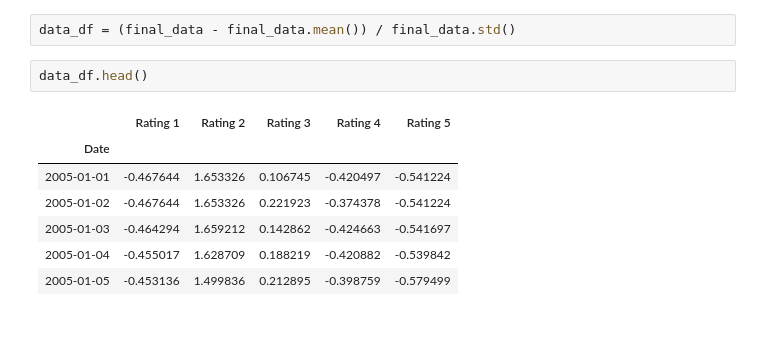
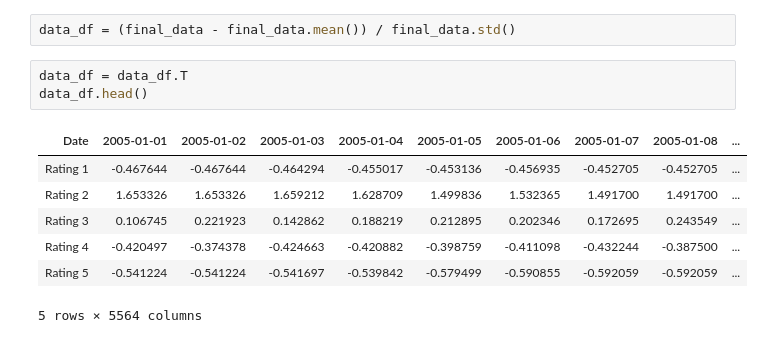
Before and after one commit to kindhjj/copula_risk_model, a Jupyter notebook: code/comb_data_v1.ipynb, the cells around one changed output. Drawn from its saved outputs; the diff is of its cells as text.

Commit message:
add new data and delete uncomplete data

```diff
--- a/code/comb_data_v1.ipynb
+++ b/code/comb_data_v1.ipynb
@@ -148,12 +211,13 @@ change_df.corr(method='kendall')
 # %%
 data_df = (final_data - final_data.mean()) / final_data.std()
 # %%
+data_df = data_df.T
 data_df.head()
 # %% [output]
-|  | Rating 1 | Rating 2 | Rating 3 | Rating 4 | Rating 5 |
-| Date |  |  |  |  |  |
-| 2005-01-01 | -0.467644 | 1.653326 | 0.106745 | -0.420497 | -0.541224 |
-| 2005-01-02 | -0.467644 | 1.653326 | 0.221923 | -0.374378 | -0.541224 |
-| 2005-01-03 | -0.464294 | 1.659212 | 0.142862 | -0.424663 | -0.541697 |
-| 2005-01-04 | -0.455017 | 1.628709 | 0.188219 | -0.420882 | -0.539842 |
-| 2005-01-05 | -0.453136 | 1.499836 | 0.212895 | -0.398759 | -0.579499 |
+| Date | 2005-01-01 | 2005-01-02 | 2005-01-03 | 2005-01-04 | 2005-01-05 | 2005-01-06 | 2005-01-07 | 2005-01-08 | ... |
+| Rating 1 | -0.467644 | -0.467644 | -0.464294 | -0.455017 | -0.453136 | -0.456935 | -0.452705 | -0.452705 | ... |
+| Rating 2 | 1.653326 | 1.653326 | 1.659212 | 1.628709 | 1.499836 | 1.532365 | 1.491700 | 1.491700 | ... |
+| Rating 3 | 0.106745 | 0.221923 | 0.142862 | 0.188219 | 0.212895 | 0.202346 | 0.172695 | 0.243549 | ... |
+| Rating 4 | -0.420497 | -0.374378 | -0.424663 | -0.420882 | -0.398759 | -0.411098 | -0.432244 | -0.387500 | ... |
+| Rating 5 | -0.541224 | -0.541224 | -0.541697 | -0.539842 | -0.579499 | -0.590855 | -0.592059 | -0.592059 | ... |
+5 rows × 5564 columns
```
Also changed, not shown: parts of 13 cells of this notebook, 5 other files.
